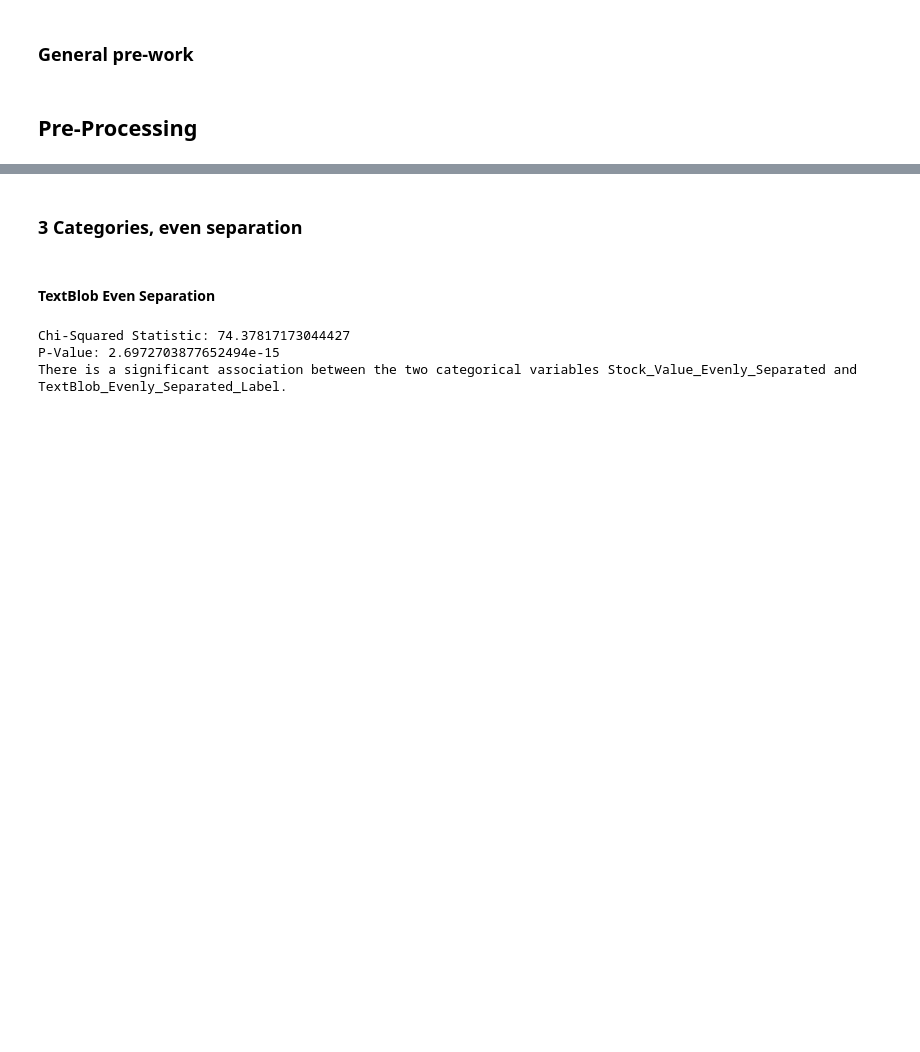
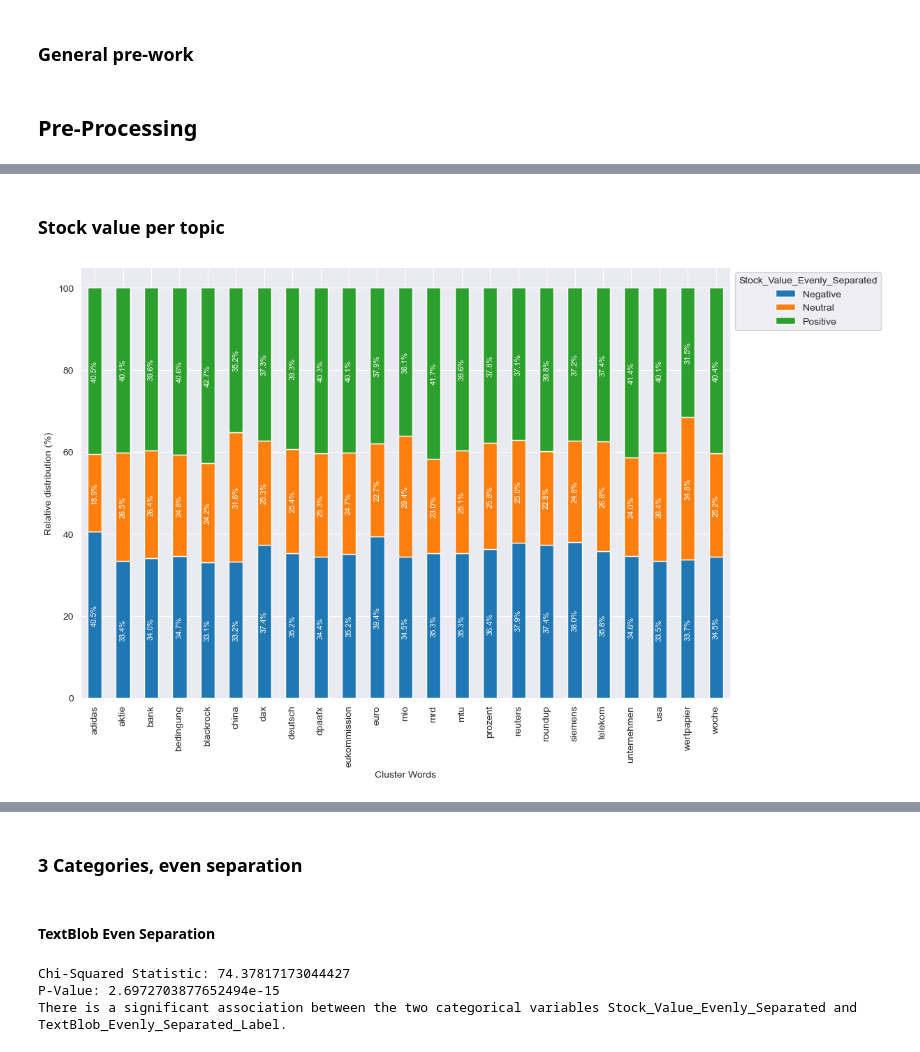
Before and after one commit to M-Mcknsn/NAK-Text-Analytics, a Jupyter notebook: src/relationship_analysis.ipynb, the cells around one changed output, grey strips where cells are left out. Drawn from its saved outputs; the diff is of its cells as text; code cells hidden in the pictures; blank space fills up the shorter version.

```diff
--- a/src/relationship_analysis.ipynb
+++ b/src/relationship_analysis.ipynb
@@ -102,0 +160,28 @@ Results saved as data/analysis\analysis_3_categories.csv and data/analysis\analy
+# %% [markdown]
+### Stock value per topic
+# %%
+# Stock_Value_Evenly_Separated: Distribution of Stock values per topic
+grouped_df = (df_merged_3_categories_topics.groupby(['cluster_words', 'Stock_Value_Evenly_Separated']).size().reset_index(name='Number_Entries'))
+
+# Calculate the relative distribution (percentage) for each row
+total_entries = grouped_df.groupby('cluster_words')['Number_Entries'].sum()
+grouped_df['Relative_distribution'] = grouped_df.apply(lambda row: (row['Number_Entries'] / total_entries[row['cluster_words']]) * 100, axis=1)
+pivot_table = pd.pivot_table(grouped_df, values='Relative_distribution', index='cluster_words', columns='Stock_Value_Evenly_Separated', fill_value=0)
+
+# Create chart
+ax = pivot_table.plot(kind='bar', stacked=True, figsize=(12, 8))
+
+# Insert percent values
+for idx, p in enumerate(ax.patches):
+    width = p.get_width()
+    height = p.get_height()
+    x, y = p.get_xy()
+    label_text = f'{height:.1f}%'
+    ax.annotate(label_text, (x + width / 2, y + height / 2), ha='center', va='center', rotation=90, fontsize=8, color = 'white')
+
+plt.xlabel('Cluster Words')
+plt.ylabel('Relative distribution (%)')
+plt.legend(title='Stock_Value_Evenly_Separated', loc='upper left', bbox_to_anchor=(1, 1))
+plt.show()
+# %% [output]
+[figure, added]
```
Also changed, not shown: parts of 15 cells of this notebook, 4 other files.
